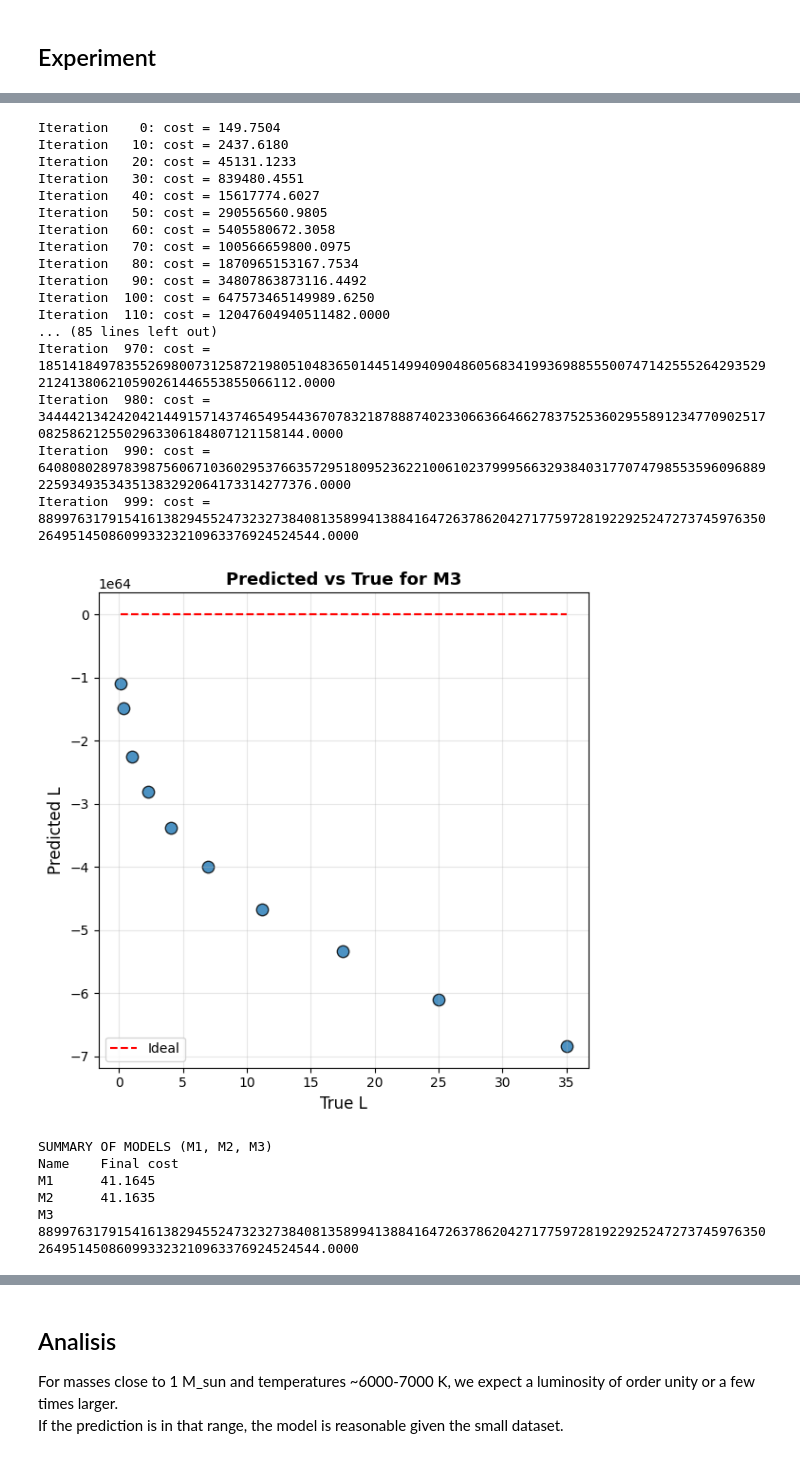
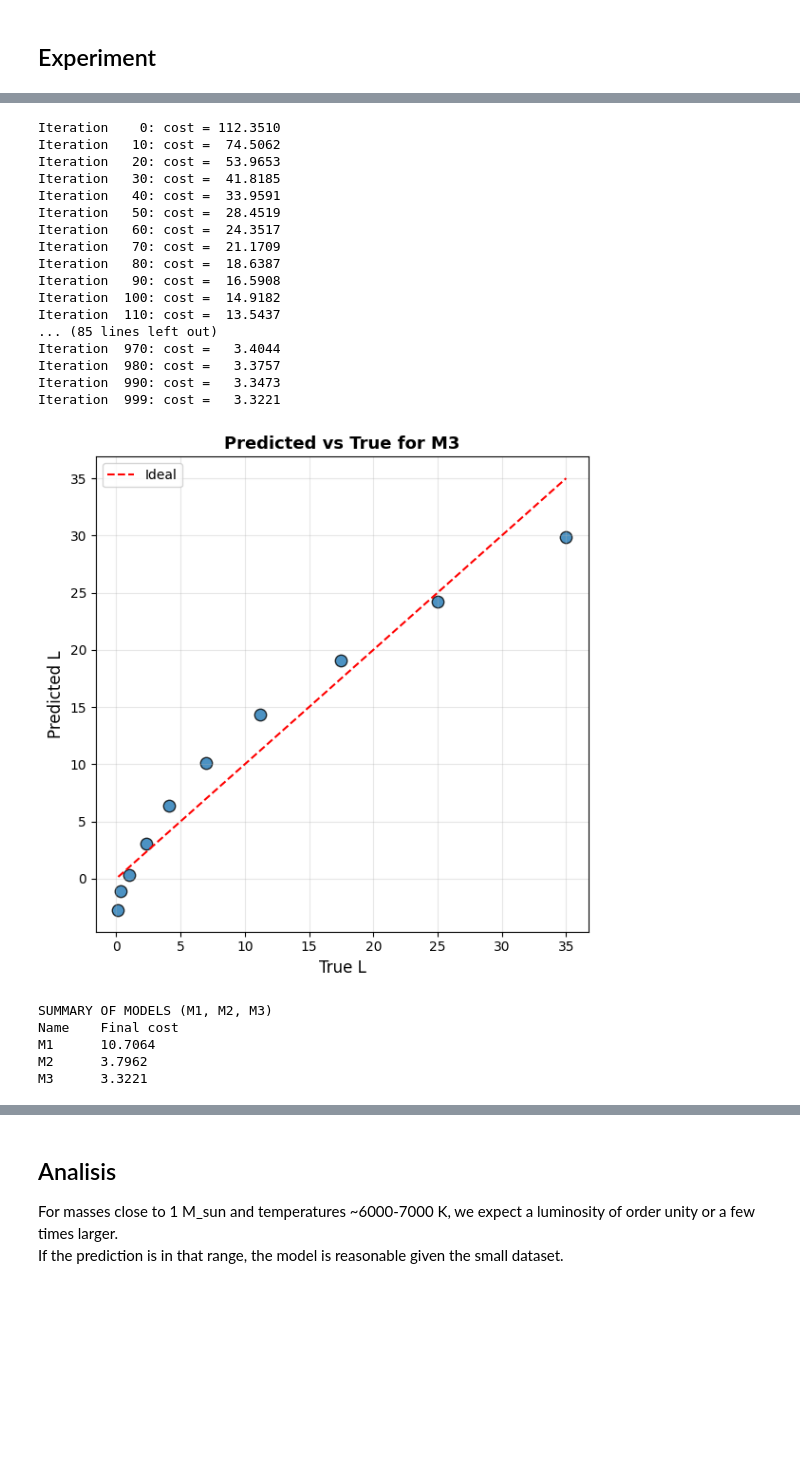
Before and after one commit to SantiagoSu15/Regressio-lab, a Jupyter notebook: 02_part2_polyreg.ipynb, the cells around one changed output, grey strips where cells are left out. Drawn from its saved outputs; the diff is of its cells as text; code cells hidden in the pictures; blank space fills up the shorter version.

```diff
--- a/02_part2_polyreg.ipynb
+++ b/02_part2_polyreg.ipynb
@@ -147,12 +147,17 @@ def gradient_descent(X, y, w_init, b_init, alpha, num_iterations):
 
     return w, b, history_it, history_cost
 
-alpha = 1e-8
-num_iterations = 1000
+X_norm = (X - X.mean(axis=0)) / X.std(axis=0)
+
+y_norm = (y - y.mean()) / y.std()
+
 w_init = np.zeros(n)
 b_init = 0.0
+alpha = 0.01
+num_iterations = 1000
 
-w_learned, b_learned, it_hist, cost_hist = gradient_descent(X, y, w_init, b_init, alpha, num_iterations)
+w_learned, b_learned, it_hist, cost_hist = gradient_descent(X_norm, y_norm, w_init, b_init, alpha, num_iterations)
+
 print("\nLearned parameters:")
 print("w =", w_learned)
 print("b =", b_learned)
@@ -186,6 +191,10 @@ b = -1.7597950238178895e+56
 # %% [markdown]
 ## Experiment
 # %%
+
+def normalize(X):
+    return (X - X.mean(axis=0)) / X.std(axis=0)
+
 
 X_M1 = np.column_stack((M, T))
 
@@ -193,6 +202,9 @@ X_M2 = np.column_stack((M, T, M**2))
 
 X_M3 = np.column_stack((M, T, M**2, M*T))
 
+X_M1_norm = normalize(X_M1)
+X_M2_norm = normalize(X_M2)
+X_M3_norm = normalize(X_M3)
 
 def train_model(X_model, y, alpha, num_iterations):
     n_model = X_model.shape[1]
@@ -202,12 +214,12 @@ def train_model(X_model, y, alpha, num_iterations):
     final_cost = compute_cost(X_model, y, w_tr, b_tr)
     return w_tr, b_tr, final_cost, it_hist, cost_hist
 
-alpha_exp = 1e-8
+alpha_exp = 0.01
 num_iter_exp = 1000
 
 results = []
 
-for name, X_model in [("M1", X_M1), ("M2", X_M2), ("M3", X_M3)]:
+for name, X_model in [("M1", X_M1_norm), ("M2", X_M2_norm), ("M3", X_M3_norm)]:
     w_tr, b_tr, final_cost, it_hist, cost_hist = train_model(X_model, y, alpha_exp, num_iter_exp)
     results.append({
         'name': name,
@@ -276,24 +288,24 @@ Iteration  999: cost =  41.1635
-Iteration    0: cost = 149.7504
-Iteration   10: cost = 2437.6180
-Iteration   20: cost = 45131.1233
-Iteration   30: cost = 839480.4551
-Iteration   40: cost = 15617774.6027
-Iteration   50: cost = 290556560.9805
-Iteration   60: cost = 5405580672.3058
-Iteration   70: cost = 100566659800.0975
-Iteration   80: cost = 1870965153167.7534
-Iteration   90: cost = 34807863873116.4492
-Iteration  100: cost = 647573465149989.6250
-Iteration  110: cost = 12047604940511482.0000
+Iteration    0: cost = 112.3510
+Iteration   10: cost =  74.5062
+Iteration   20: cost =  53.9653
+Iteration   30: cost =  41.8185
+Iteration   40: cost =  33.9591
+Iteration   50: cost =  28.4519
+Iteration   60: cost =  24.3517
+Iteration   70: cost =  21.1709
+Iteration   80: cost =  18.6387
+Iteration   90: cost =  16.5908
+Iteration  100: cost =  14.9182
+Iteration  110: cost =  13.5437
 ... (85 lines left out)
-Iteration  970: cost = 185141849783552698007312587219805104836501445149940904860568341993698855500747142555264293529212413806210590261446553855066112.0000
-Iteration  980: cost = 3444421342420421449157143746549544367078321878887402330663664662783752536029558912347709025170825862125502963306184807121158144.0000
-Iteration  990: cost = 64080802897839875606710360295376635729518095236221006102379995663293840317707479855359609688922593493534351383292064173314277376.0000
-Iteration  999: cost = 889976317915416138294552473232738408135899413884164726378620427177597281922925247273745976350264951450860993323210963376924524544.0000
+Iteration  970: cost =   3.4044
+Iteration  980: cost =   3.3757
+Iteration  990: cost =   3.3473
+Iteration  999: cost =   3.3221
-[figure, old version]
+[figure, new version]
 SUMMARY OF MODELS (M1, M2, M3)
 Name    Final cost
-M1      41.1645
-M2      41.1635
-M3      889976317915416138294552473232738408135899413884164726378620427177597281922925247273745976350264951450860993323210963376924524544.0000
+M1      10.7064
+M2      3.7962
+M3      3.3221
 # %%
```
Also changed, not shown: parts of 4 cells of this notebook.
